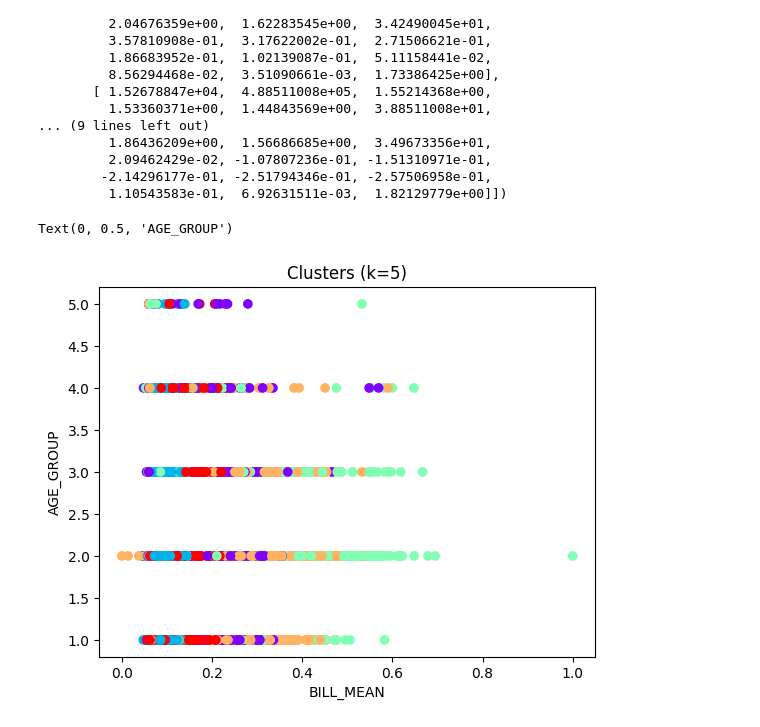
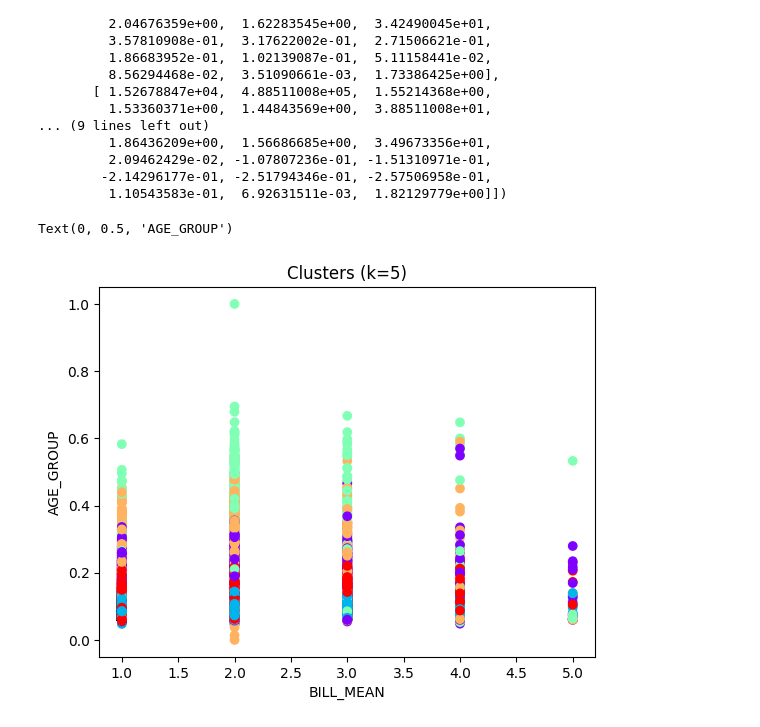
Before and after one commit to ArthurF36/Credit_Card_CD, a Jupyter notebook: notebook/Credit_Card_Clients.ipynb, the cells around one changed output. Drawn from its saved outputs; the diff is of its cells as text; code cells hidden in the pictures.

```diff
--- a/notebook/Credit_Card_Clients.ipynb
+++ b/notebook/Credit_Card_Clients.ipynb
@@ -314,10 +314,10 @@ array([[ 1.52077424e+04,  2.16642768e+05,  1.64666459e+00,
          1.10543583e-01,  6.92631511e-03,  1.82129779e+00]])
 # %%
 #Plota o gráfico de dispersão observando BILL_MEAN e AGE_GROUP para k=5
-plt.scatter(df_X['BILL_MEAN'], df_X['AGE_GROUP'], c = y_kmeans5, cmap='rainbow')
+plt.scatter(df_X['AGE_GROUP'], df_X['BILL_MEAN'], c = y_kmeans5, cmap='rainbow')
 plt.title('Clusters (k=5)')
 plt.xlabel('BILL_MEAN')
 plt.ylabel('AGE_GROUP')
 # %% [output]
 Text(0, 0.5, 'AGE_GROUP')
-[figure, old version]
+[figure, new version]
```
